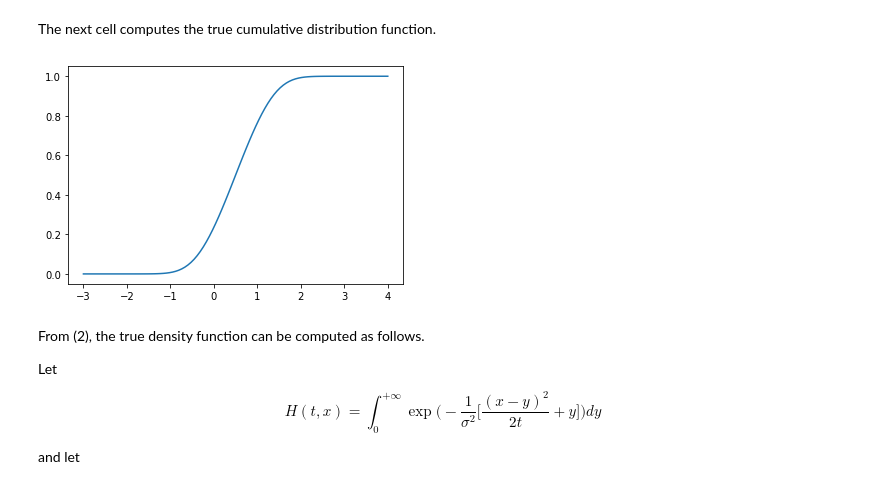
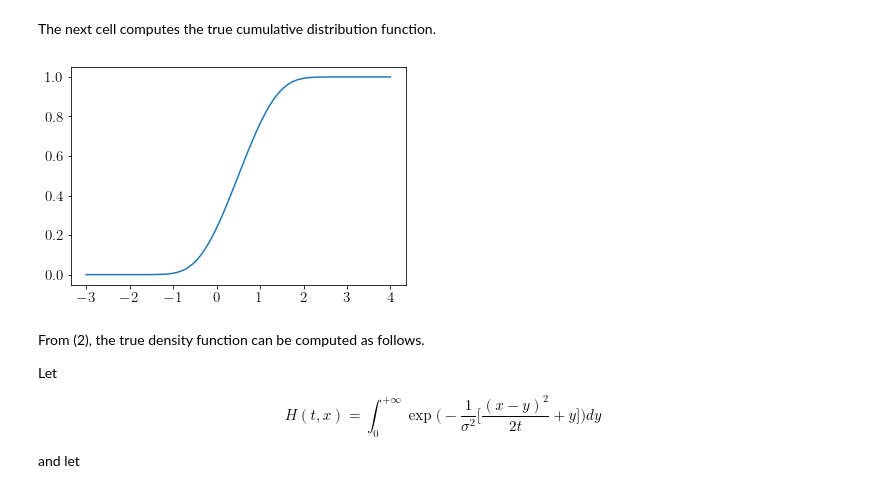
Before and after one commit to YatingLiu2023/HoffmannLiu23_Density_Simulation_for_McKean-Vlasov, a Jupyter notebook: 3-Burgers equation/Density simulation for the Burgers equation.ipynb, the cells around one changed output. Cells and saved outputs as stored; diff of their text form; code cells hidden in the pictures.

```diff
--- a/3-Burgers equation/Density simulation for the Burgers equation.ipynb
+++ b/3-Burgers equation/Density simulation for the Burgers equation.ipynb
@@ -73,34 +94,39 @@ The next cell computes the true cumulative distribution function.
 # %%
 # Compute the true cumulative distribution function
 
 integrand = lambda y,x,t: np.exp((-1/sigma**2.0)*((x-y)**2/(2*t)+y)) # la function l
 integrand2 = lambda y,x,t: np.exp((-1/sigma**2.0)*((x-y)**2/(2*t)))  # la function g
 
 def H(t,x):
     return quad(integrand, 0, np.inf, args=(x,t))[0]
 
 def B(t,x):
     return quad(integrand2, -np.inf, 0, args=(x,t))[0]+H(t,x)
 
 def V(t,x):
     return H(t,x)/B(t,x)
 
 def cdf_true(X):   # calculate the true value of true cdf
     cdf=np.zeros(X.size)
     for i in range(X.size):
         cdf[i]=V(1,X[i])
     return cdf
 
 # test the true distribution function
 
 xx=np.linspace(-3,4,100)
 
 yy=cdf_true(xx)
 plt.plot(xx,yy)
 
+plt.xticks(fontsize = 15)
+plt.yticks(fontsize = 15)
+
+plt.savefig('Burgers_true_cdf.eps', format='eps')
+
 plt.savefig('Burgers_true_cdf.png')
 # %% [output]
-[figure, old version]
+[figure, new version]
 # %% [markdown]
 From (2), the true density function can be computed as follows.
 
```
Also changed, not shown: parts of 14 cells of this notebook, 11 other files.
